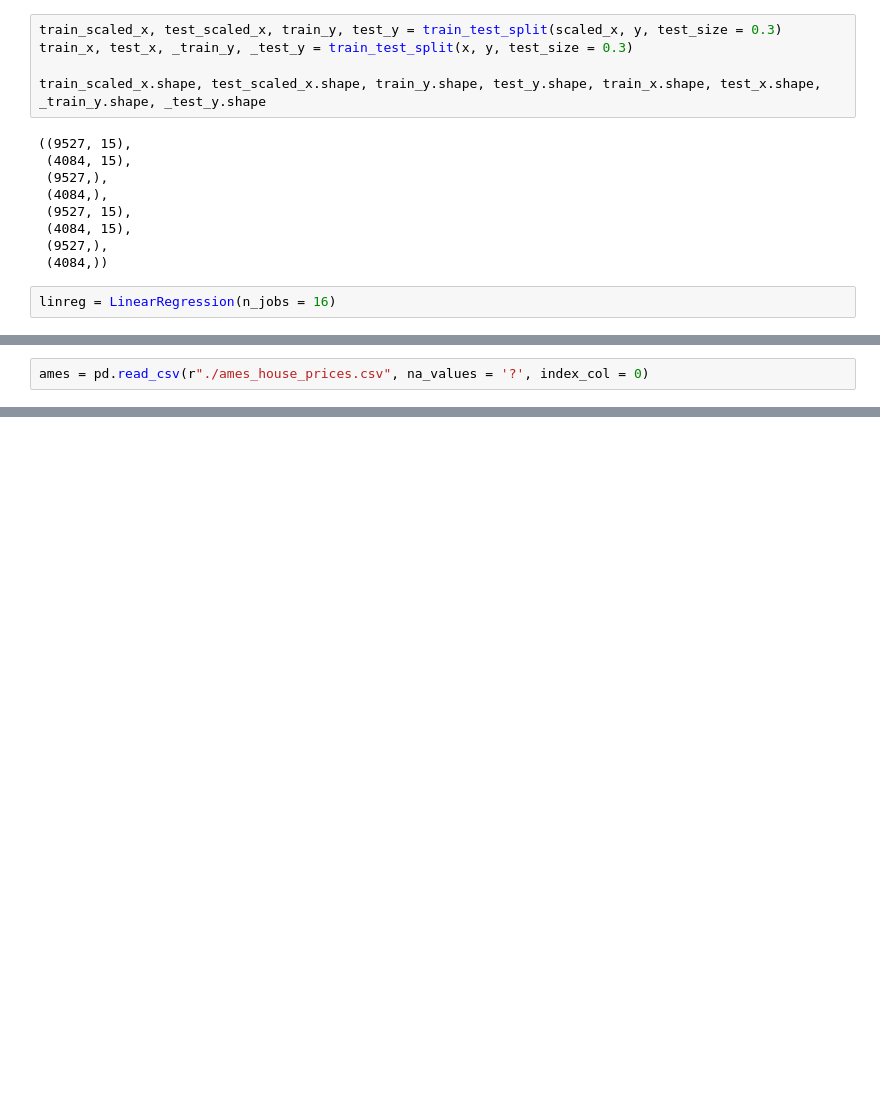
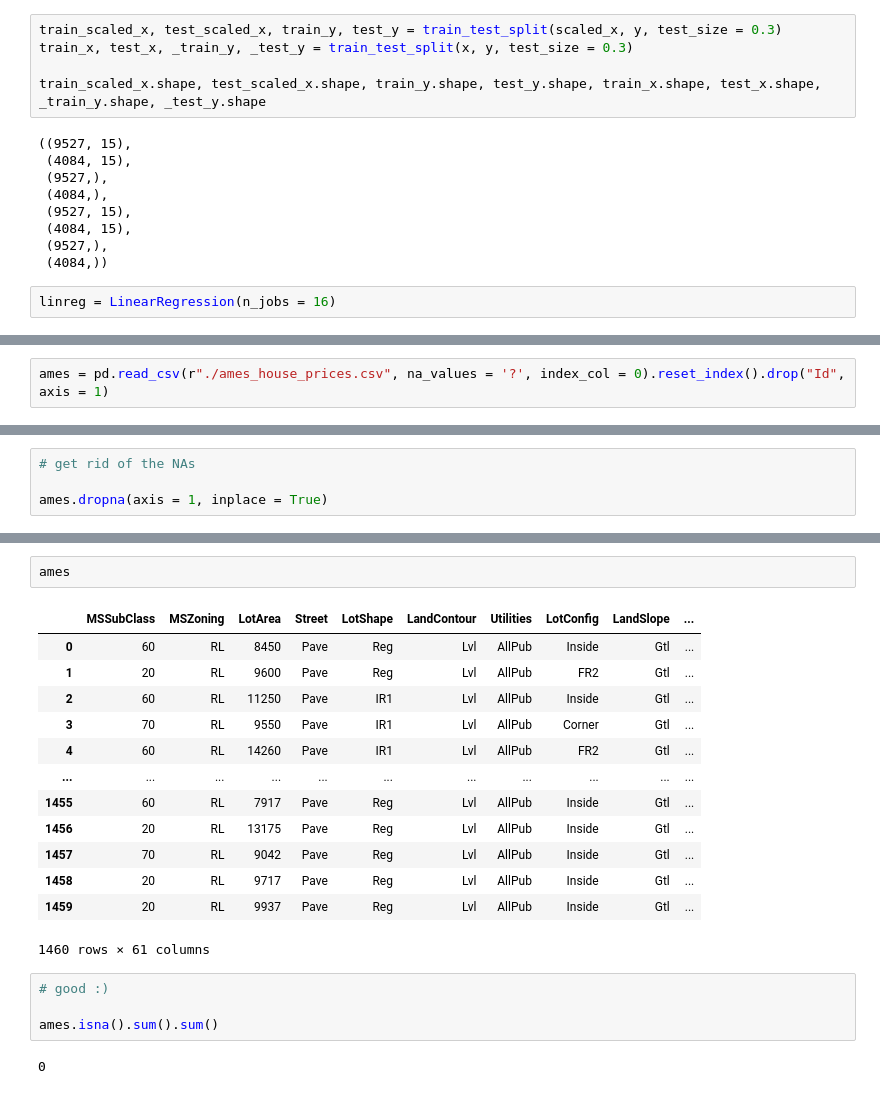
Before and after one commit to anoban/Supervised-Machine-Learning-Regression-and-Classification, a Jupyter notebook: anoban/Feature Scaling.ipynb, the cells around one changed output, grey strips where cells are left out. Saved outputs shown, nothing was run; the diff lists cells and outputs as text; blank space fills up the shorter version.

```diff
--- a/anoban/Feature Scaling.ipynb
+++ b/anoban/Feature Scaling.ipynb
@@ -254,4 +254,4 @@ Scaled data :: PearsonRResult(statistic=0.9999938003201244, pvalue=0.0)
 ------------------
 # %%
-ames = pd.read_csv(r"./ames_house_prices.csv", na_values = '?', index_col = 0)
+ames = pd.read_csv(r"./ames_house_prices.csv", na_values = '?', index_col = 0).reset_index().drop("Id", axis = 1)
 # %%
@@ -272 +283,5 @@ Length: 80, dtype: int64
+# %%
+# get rid of the NAs
+
+ames.dropna(axis = 1, inplace = True)
 # %%
@@ -302,0 +373,22 @@ ames.head()
+# %%
+ames
+# %% [output]
+|  | MSSubClass | MSZoning | LotArea | Street | LotShape | LandContour | Utilities | LotConfig | LandSlope | ... |
+| 0 | 60 | RL | 8450 | Pave | Reg | Lvl | AllPub | Inside | Gtl | ... |
+| 1 | 20 | RL | 9600 | Pave | Reg | Lvl | AllPub | FR2 | Gtl | ... |
+| 2 | 60 | RL | 11250 | Pave | IR1 | Lvl | AllPub | Inside | Gtl | ... |
+| 3 | 70 | RL | 9550 | Pave | IR1 | Lvl | AllPub | Corner | Gtl | ... |
+| 4 | 60 | RL | 14260 | Pave | IR1 | Lvl | AllPub | FR2 | Gtl | ... |
+| ... | ... | ... | ... | ... | ... | ... | ... | ... | ... | ... |
+| 1455 | 60 | RL | 7917 | Pave | Reg | Lvl | AllPub | Inside | Gtl | ... |
+| 1456 | 20 | RL | 13175 | Pave | Reg | Lvl | AllPub | Inside | Gtl | ... |
+| 1457 | 70 | RL | 9042 | Pave | Reg | Lvl | AllPub | Inside | Gtl | ... |
+| 1458 | 20 | RL | 9717 | Pave | Reg | Lvl | AllPub | Inside | Gtl | ... |
+| 1459 | 20 | RL | 9937 | Pave | Reg | Lvl | AllPub | Inside | Gtl | ... |
+1460 rows × 61 columns
+# %%
+# good :)
+
+ames.isna().sum().sum()
+# %% [output]
+0
```
Also changed, not shown: parts of 25 cells of this notebook, 2 other files.
